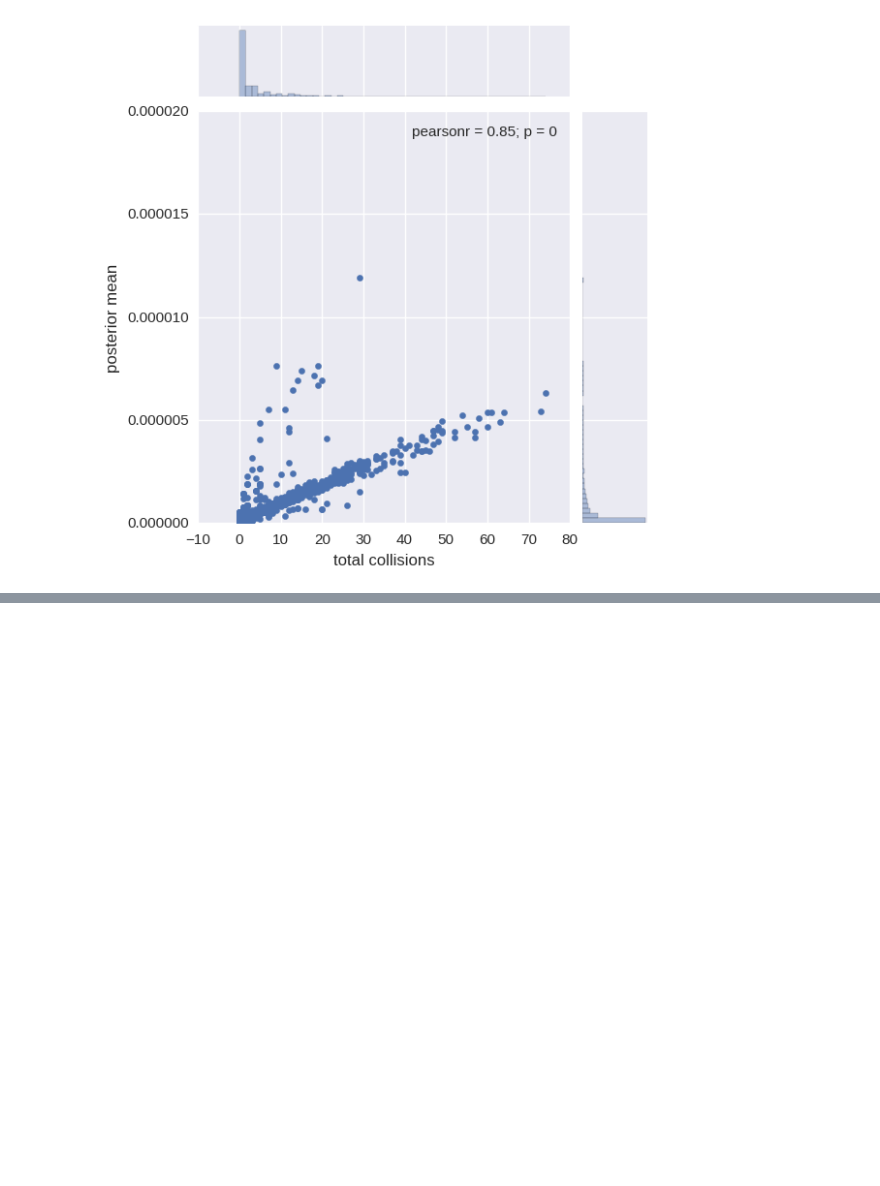
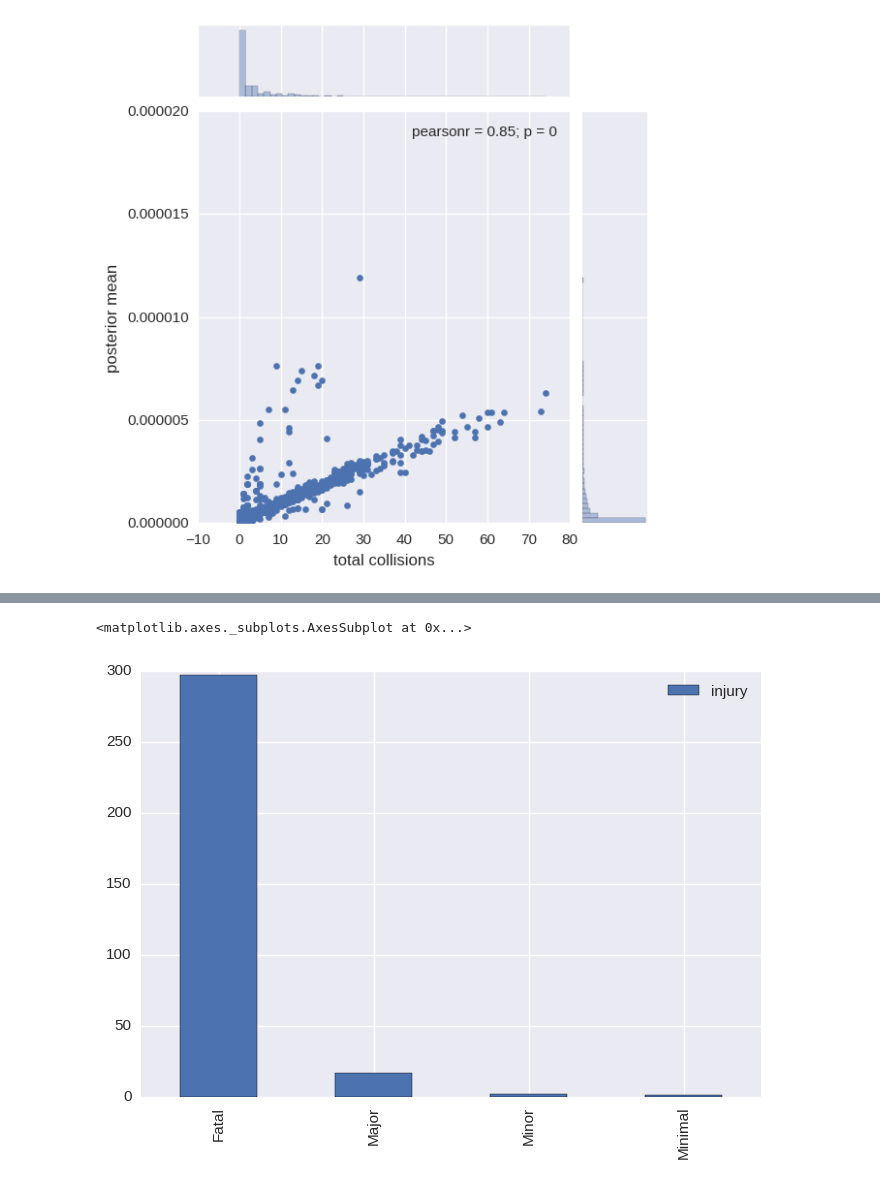
Before and after one commit to farfan92/SpringBoard-, a Jupyter notebook: CyclingProject.ipynb, the cells around one changed output, grey strips where cells are left out. Saved outputs shown, nothing was run; the diff lists cells and outputs as text; code cells hidden in the pictures; blank space fills up the shorter version.

```diff
--- a/CyclingProject.ipynb
+++ b/CyclingProject.ipynb
@@ -543,0 +565,6 @@ We will have a trained model to also compare prediction numbers. One hopes that
+# %%
+total = injury_df.sum()
+d = {'injury': pd.Series([total/31,total/543,total/5575,total/(7171+2039)], index=['Fatal','Major','Minor','Minimal'])}
+inverse_df = pd.DataFrame(d)
+inverse_df = inverse_df/inverse_df.loc['Minimal']
+inverse_df
@@ -543,0 +582,5 @@ We will have a trained model to also compare prediction numbers. One hopes that
+# %%
+inverse_df.plot(kind='bar')
+# %% [output]
+<matplotlib.axes._subplots.AxesSubplot at 0x...>
+[figure, added]
```
Also changed, not shown: parts of 29 cells of this notebook.
